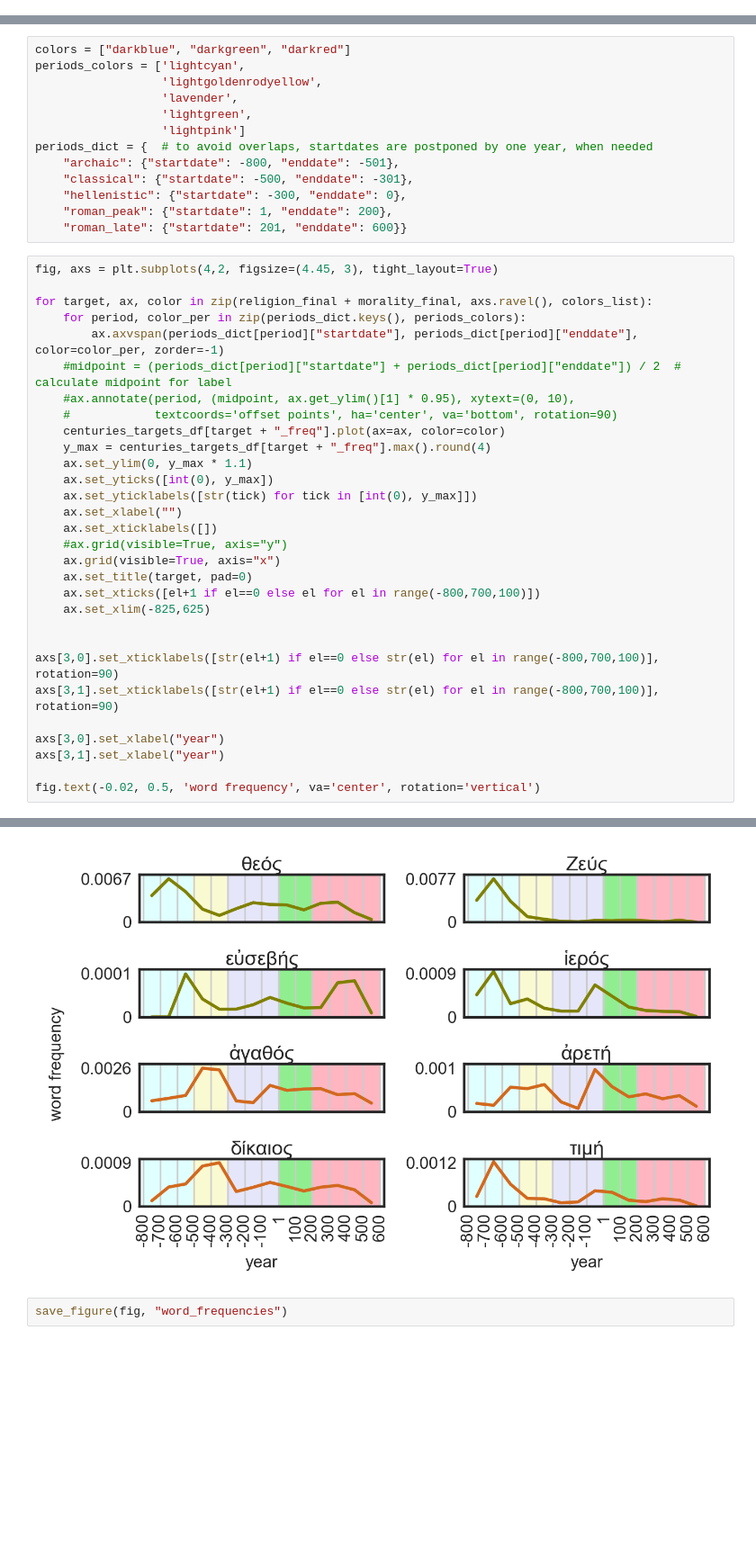
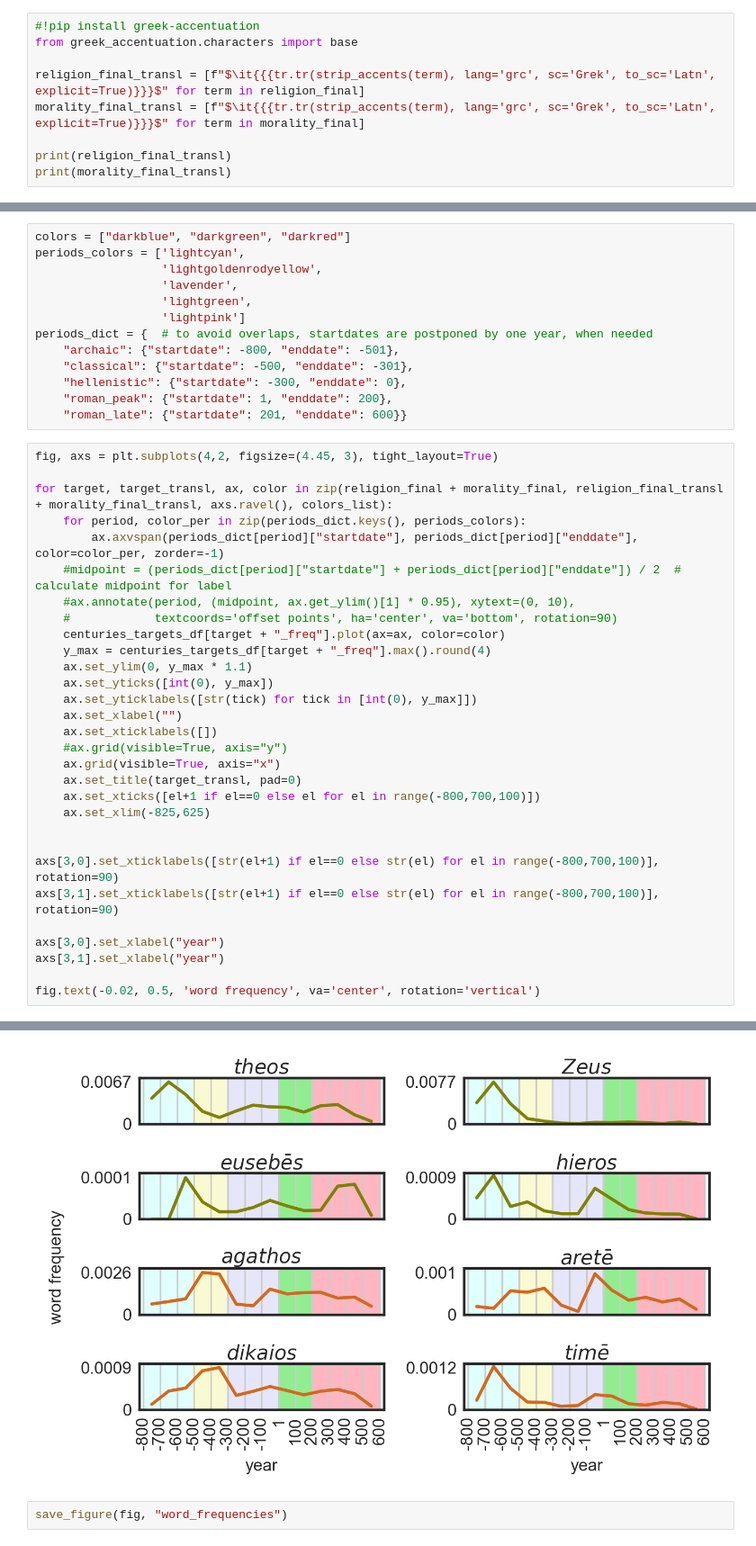
Before and after one commit to kasev/theos, a Jupyter notebook: scripts/2_frequencies+cooccurrences.ipynb, the cells around one changed output, grey strips where cells are left out. Shown at 90% size. Cells and saved outputs as stored; diff of their text form; blank space fills up the shorter version.

```diff
--- a/scripts/2_frequencies+cooccurrences.ipynb
+++ b/scripts/2_frequencies+cooccurrences.ipynb
@@ -57,0 +75,9 @@ morality_final = ["ἀγαθός", "ἀρετή", "δίκαιος", "τιμή"]
+# %%
+#!pip install greek-accentuation
+from greek_accentuation.characters import base
+
+religion_final_transl = [f"$\it{{{tr.tr(strip_accents(term), lang='grc', sc='Grek', to_sc='Latn', explicit=True)}}}$" for term in religion_final]
+morality_final_transl = [f"$\it{{{tr.tr(strip_accents(term), lang='grc', sc='Grek', to_sc='Latn', explicit=True)}}}$" for term in morality_final]
+
+print(religion_final_transl)
+print(morality_final_transl)
@@ -151,36 +180,36 @@ periods_dict = {  # to avoid overlaps, startdates are postponed by one year, whe
 # %%
 fig, axs = plt.subplots(4,2, figsize=(4.45, 3), tight_layout=True)
 
-for target, ax, color in zip(religion_final + morality_final, axs.ravel(), colors_list):
+for target, target_transl, ax, color in zip(religion_final + morality_final, religion_final_transl + morality_final_transl, axs.ravel(), colors_list):
     for period, color_per in zip(periods_dict.keys(), periods_colors):
         ax.axvspan(periods_dict[period]["startdate"], periods_dict[period]["enddate"], color=color_per, zorder=-1)
     #midpoint = (periods_dict[period]["startdate"] + periods_dict[period]["enddate"]) / 2  # calculate midpoint for label
     #ax.annotate(period, (midpoint, ax.get_ylim()[1] * 0.95), xytext=(0, 10),
     #            textcoords='offset points', ha='center', va='bottom', rotation=90)
     centuries_targets_df[target + "_freq"].plot(ax=ax, color=color)
     y_max = centuries_targets_df[target + "_freq"].max().round(4)
     ax.set_ylim(0, y_max * 1.1)
     ax.set_yticks([int(0), y_max])
     ax.set_yticklabels([str(tick) for tick in [int(0), y_max]])
     ax.set_xlabel("")
     ax.set_xticklabels([])
     #ax.grid(visible=True, axis="y")
     ax.grid(visible=True, axis="x")
-    ax.set_title(target, pad=0)
+    ax.set_title(target_transl, pad=0)
     ax.set_xticks([el+1 if el==0 else el for el in range(-800,700,100)])
     ax.set_xlim(-825,625)
 
 
 axs[3,0].set_xticklabels([str(el+1) if el==0 else str(el) for el in range(-800,700,100)], rotation=90)
 axs[3,1].set_xticklabels([str(el+1) if el==0 else str(el) for el in range(-800,700,100)], rotation=90)
 
 axs[3,0].set_xlabel("year")
 axs[3,1].set_xlabel("year")
 
 fig.text(-0.02, 0.5, 'word frequency', va='center', rotation='vertical')
 # %% [output]
 Text(-0.02, 0.5, 'word frequency')
-[figure, old version]
+[figure, new version]
 # %%
 save_figure(fig, "word_frequencies")
 # %%
```
Also changed, not shown: parts of 5 cells of this notebook, 19 other files.
